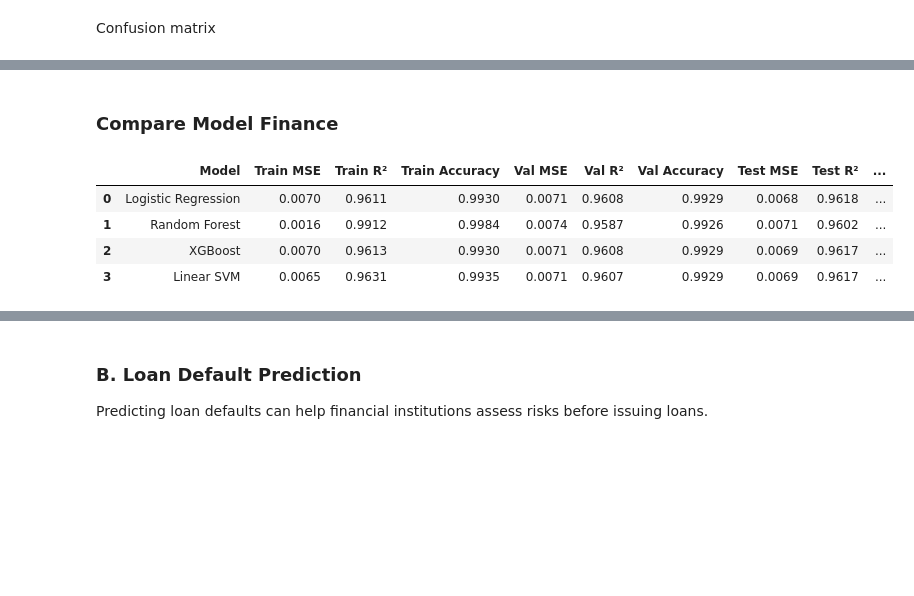
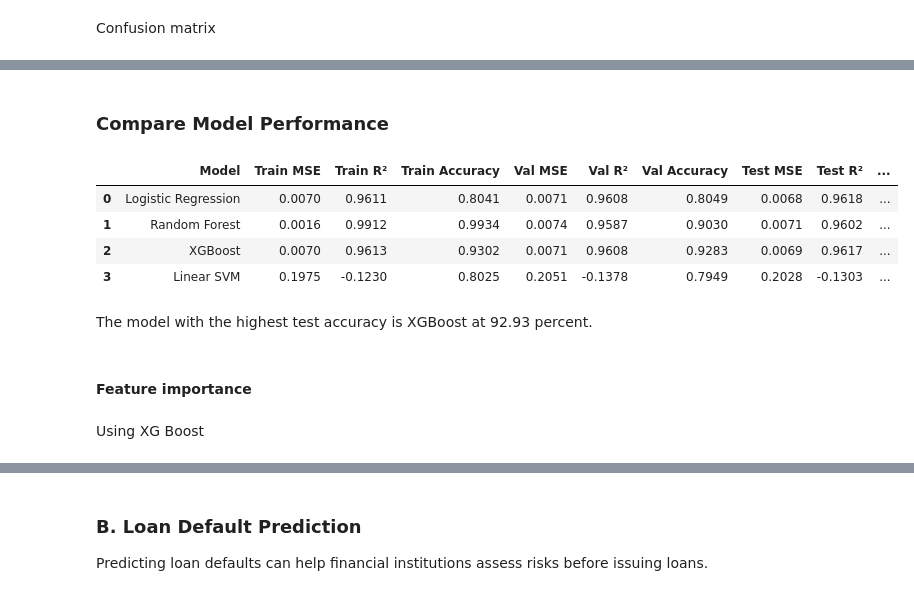
Before and after one commit to ogingaj/machine-learning-using-SBA-loan-data, a Jupyter notebook: modeling_algorithm.ipynb, the cells around one changed output, grey strips where cells are left out. Saved outputs shown, nothing was run; the diff lists cells and outputs as text; code cells hidden in the pictures; blank space fills up the shorter version.

```diff
--- a/modeling_algorithm.ipynb
+++ b/modeling_algorithm.ipynb
@@ -1348,29 +1328,35 @@ plt.show()
 # %% [markdown]
-### Compare Model Finance
+### Compare Model Performance
 # %%
 #compare model performance
 # Create a dictionary of repayment results
 results_repayment = {
     'Model': ['Logistic Regression', 'Random Forest', 'XGBoost', 'Linear SVM'],
-    'Train MSE': [0.0070, 0.0016, 0.0070, 0.0065],
-    'Train R²': [0.9611, 0.9912, 0.9613, 0.9631],
-    'Train Accuracy': [0.9930, 0.9984, 0.9930, 0.9935],
-    'Val MSE': [0.0071, 0.0074, 0.0071, 0.0071],
-    'Val R²': [0.9608, 0.9587, 0.9608, 0.9607],
-    'Val Accuracy': [0.9929, 0.9926, 0.9929, 0.9929],
-    'Test MSE': [0.0068, 0.0071, 0.0069, 0.0069],
-    'Test R²': [0.9618, 0.9602, 0.9617, 0.9617],
-    'Test Accuracy': [0.9932, 0.9929, 0.9931, 0.9931]
+    'Train MSE': [0.0070, 0.0016, 0.0070, 0.1975],
+    'Train R²': [0.9611, 0.9912, 0.9613, -0.1230],
+    'Train Accuracy': [0.8041, 0.9934, 0.9302, 0.8025],
+    'Val MSE': [0.0071, 0.0074, 0.0071, 0.2051],
+    'Val R²': [0.9608, 0.9587, 0.9608, -0.1378],
+    'Val Accuracy': [0.8049, 0.9030, 0.9283, 0.7949],
+    'Test MSE': [0.0068, 0.0071, 0.0069, 0.2028],
+    'Test R²': [0.9618, 0.9602, 0.9617, -0.1303],
+    'Test Accuracy': [0.8045, 0.9031, 0.9293, 0.7972]
 }
 
 # Convert to DataFrame
 results_df_repayment = pd.DataFrame(results_repayment)
 
 # Display it
 results_df_repayment
 # %% [output]
 |  | Model | Train MSE | Train R² | Train Accuracy | Val MSE | Val R² | Val Accuracy | Test MSE | Test R² | ... |
-| 0 | Logistic Regression | 0.0070 | 0.9611 | 0.9930 | 0.0071 | 0.9608 | 0.9929 | 0.0068 | 0.9618 | ... |
-| 1 | Random Forest | 0.0016 | 0.9912 | 0.9984 | 0.0074 | 0.9587 | 0.9926 | 0.0071 | 0.9602 | ... |
-| 2 | XGBoost | 0.0070 | 0.9613 | 0.9930 | 0.0071 | 0.9608 | 0.9929 | 0.0069 | 0.9617 | ... |
-| 3 | Linear SVM | 0.0065 | 0.9631 | 0.9935 | 0.0071 | 0.9607 | 0.9929 | 0.0069 | 0.9617 | ... |
+| 0 | Logistic Regression | 0.0070 | 0.9611 | 0.8041 | 0.0071 | 0.9608 | 0.8049 | 0.0068 | 0.9618 | ... |
+| 1 | Random Forest | 0.0016 | 0.9912 | 0.9934 | 0.0074 | 0.9587 | 0.9030 | 0.0071 | 0.9602 | ... |
+| 2 | XGBoost | 0.0070 | 0.9613 | 0.9302 | 0.0071 | 0.9608 | 0.9283 | 0.0069 | 0.9617 | ... |
+| 3 | Linear SVM | 0.1975 | -0.1230 | 0.8025 | 0.2051 | -0.1378 | 0.7949 | 0.2028 | -0.1303 | ... |
+# %% [markdown]
+The model with the highest test accuracy is XGBoost at 92.93 percent.
+# %% [markdown]
+#### Feature importance
+# %% [markdown]
+Using XG Boost
```
Also changed, not shown: parts of 49 cells of this notebook, 2 other files.
